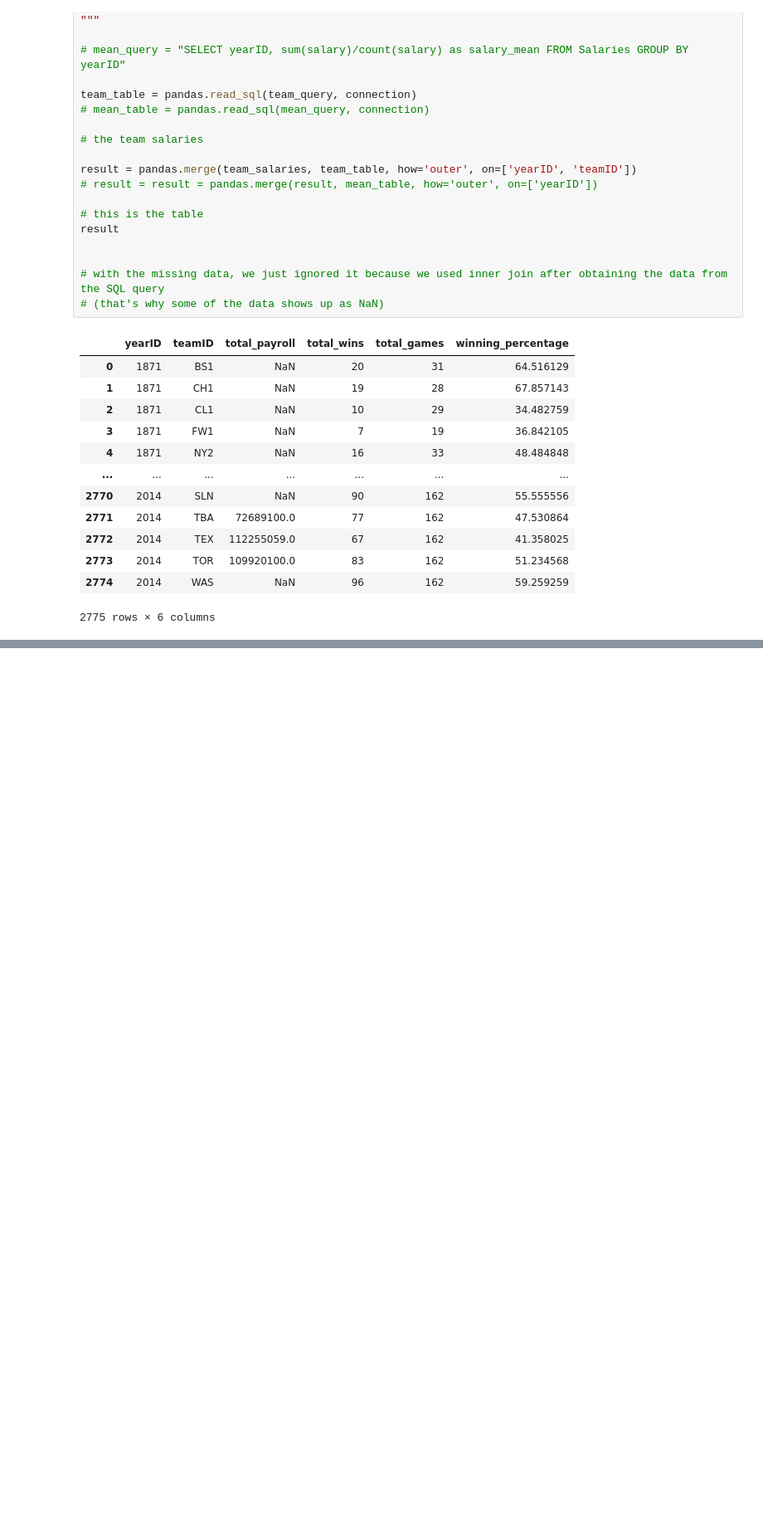
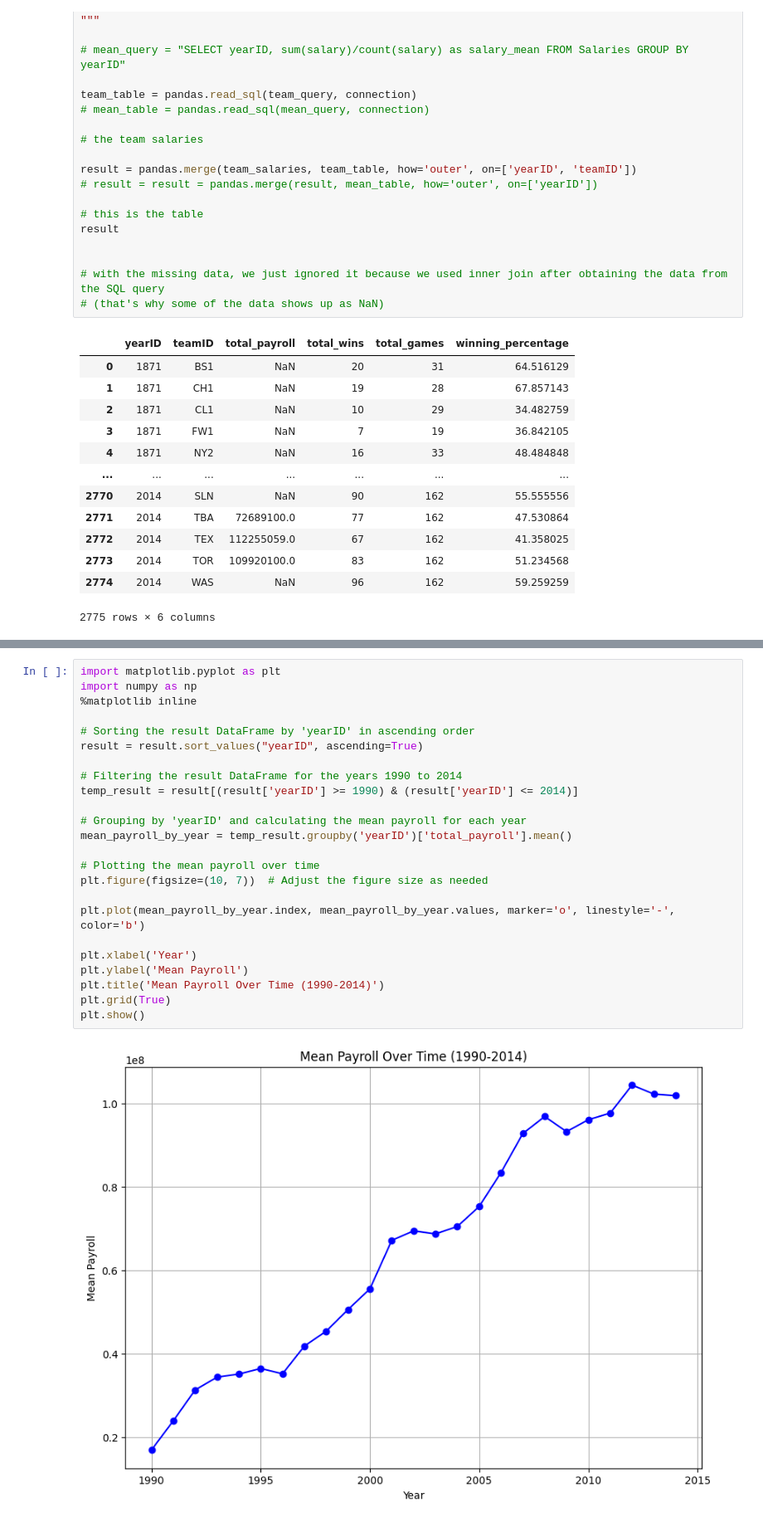
Before and after one commit to JAquaye/cmsc320, a Jupyter notebook: project2/project2.ipynb, the cells around one changed output, grey strips where cells are left out. Shown at 83% size. Drawn from its saved outputs; the diff is of its cells as text; blank space fills up the shorter version.

```diff
--- a/project2/project2.ipynb
+++ b/project2/project2.ipynb
@@ -70,0 +109,26 @@ pip install pandas
+# %%
+import matplotlib.pyplot as plt
+import numpy as np
+%matplotlib inline
+
+# Sorting the result DataFrame by 'yearID' in ascending order
+result = result.sort_values("yearID", ascending=True)
+
+# Filtering the result DataFrame for the years 1990 to 2014
+temp_result = result[(result['yearID'] >= 1990) & (result['yearID'] <= 2014)]
+
+# Grouping by 'yearID' and calculating the mean payroll for each year
+mean_payroll_by_year = temp_result.groupby('yearID')['total_payroll'].mean()
+
+# Plotting the mean payroll over time
+plt.figure(figsize=(10, 7))  # Adjust the figure size as needed
+
+plt.plot(mean_payroll_by_year.index, mean_payroll_by_year.values, marker='o', linestyle='-', color='b')
+
+plt.xlabel('Year')
+plt.ylabel('Mean Payroll')
+plt.title('Mean Payroll Over Time (1990-2014)')
+plt.grid(True)
+plt.show()
+# %% [output]
+[figure, added]
```
Also changed, not shown: parts of 4 cells of this notebook.
